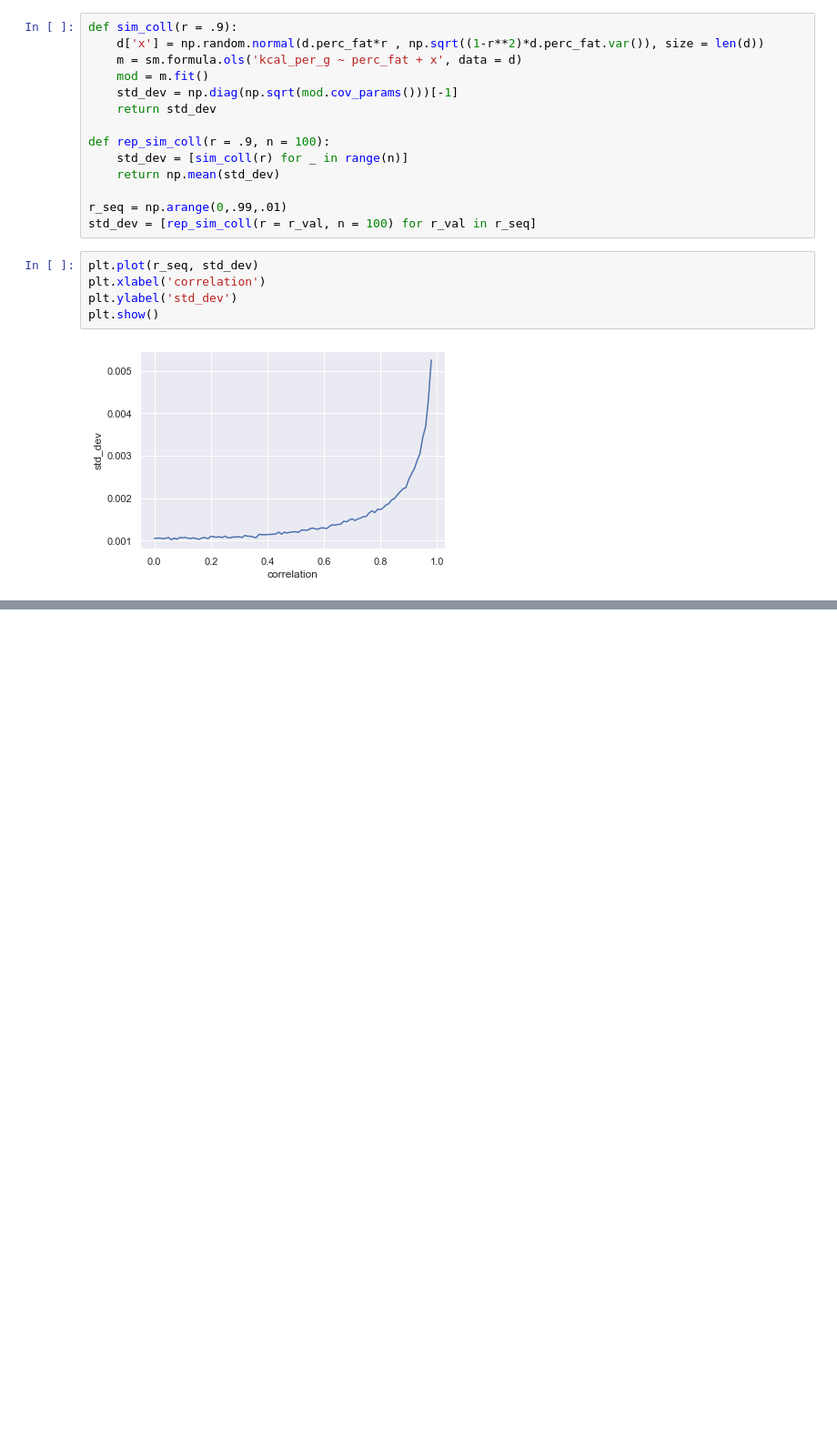
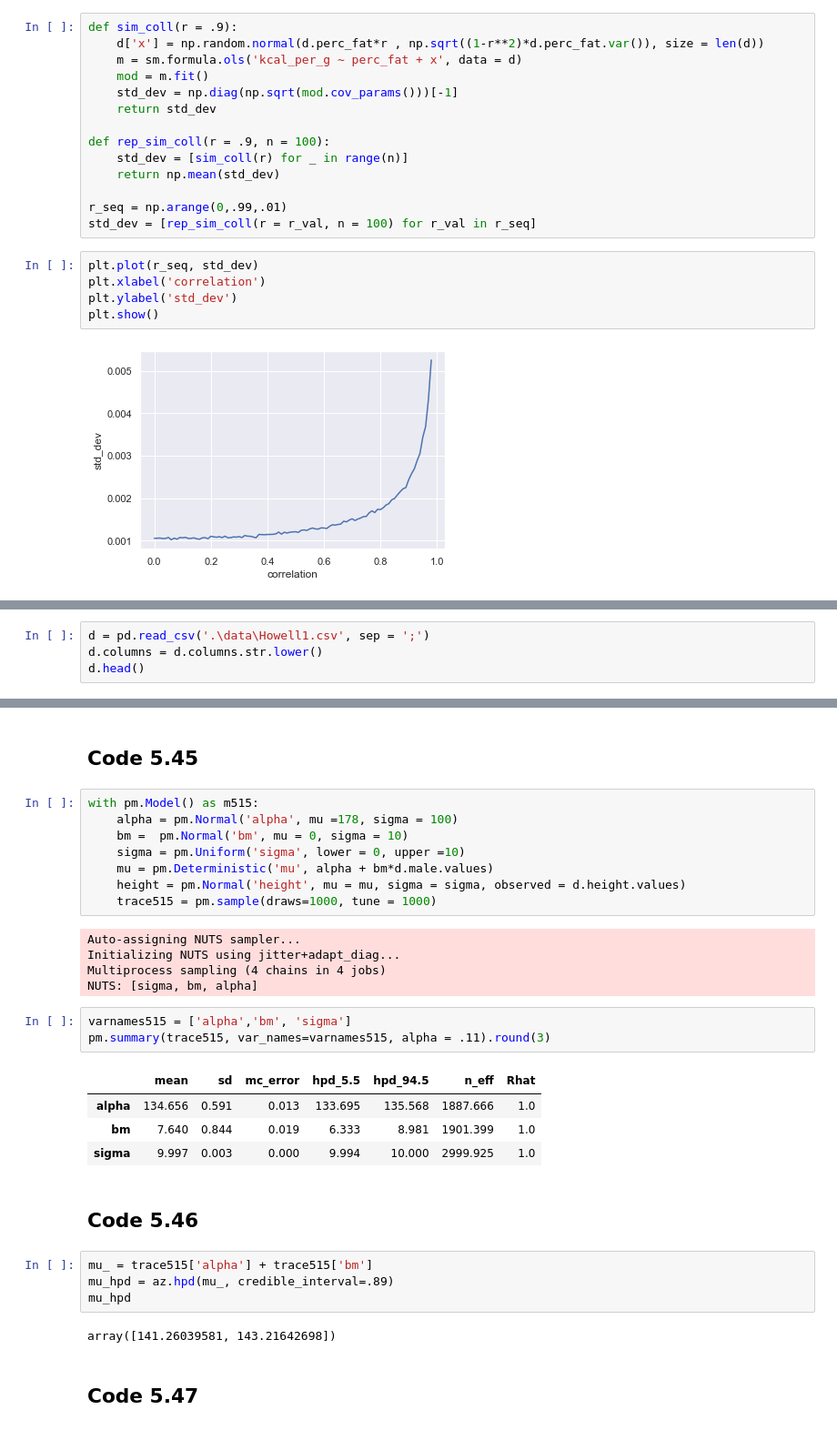
Before and after one commit to jkelley7/stat_rethinking, a Jupyter notebook: Chapter_5.ipynb, the cells around one changed output, grey strips where cells are left out. Shown at 91% size. Cells and saved outputs as stored; diff of their text form; blank space fills up the shorter version.

```diff
--- a/Chapter_5.ipynb
+++ b/Chapter_5.ipynb
@@ -772,0 +836,4 @@ plt.show()
+# %%
+d = pd.read_csv('.\data\Howell1.csv', sep = ';')
+d.columns = d.columns.str.lower()
+d.head()
@@ -772,0 +847,33 @@ plt.show()
+# %% [markdown]
+## Code 5.45
+# %%
+with pm.Model() as m515:
+    alpha = pm.Normal('alpha', mu =178, sigma = 100)
+    bm =  pm.Normal('bm', mu = 0, sigma = 10)
+    sigma = pm.Uniform('sigma', lower = 0, upper =10)
+    mu = pm.Deterministic('mu', alpha + bm*d.male.values)
+    height = pm.Normal('height', mu = mu, sigma = sigma, observed = d.height.values)
+    trace515 = pm.sample(draws=1000, tune = 1000)
+# %% [output]
+Auto-assigning NUTS sampler...
+Initializing NUTS using jitter+adapt_diag...
+Multiprocess sampling (4 chains in 4 jobs)
+NUTS: [sigma, bm, alpha]
+# %%
+varnames515 = ['alpha','bm', 'sigma']
+pm.summary(trace515, var_names=varnames515, alpha = .11).round(3)
+# %% [output]
+|  | mean | sd | mc_error | hpd_5.5 | hpd_94.5 | n_eff | Rhat |
+| alpha | 134.656 | 0.591 | 0.013 | 133.695 | 135.568 | 1887.666 | 1.0 |
+| bm | 7.640 | 0.844 | 0.019 | 6.333 | 8.981 | 1901.399 | 1.0 |
+| sigma | 9.997 | 0.003 | 0.000 | 9.994 | 10.000 | 2999.925 | 1.0 |
+# %% [markdown]
+## Code 5.46
+# %%
+mu_ = trace515['alpha'] + trace515['bm']
+mu_hpd = az.hpd(mu_, credible_interval=.89)
+mu_hpd
+# %% [output]
+array([141.26039581, 143.21642698])
+# %% [markdown]
+## Code 5.47
```
Also changed, not shown: parts of 14 cells of this notebook.
